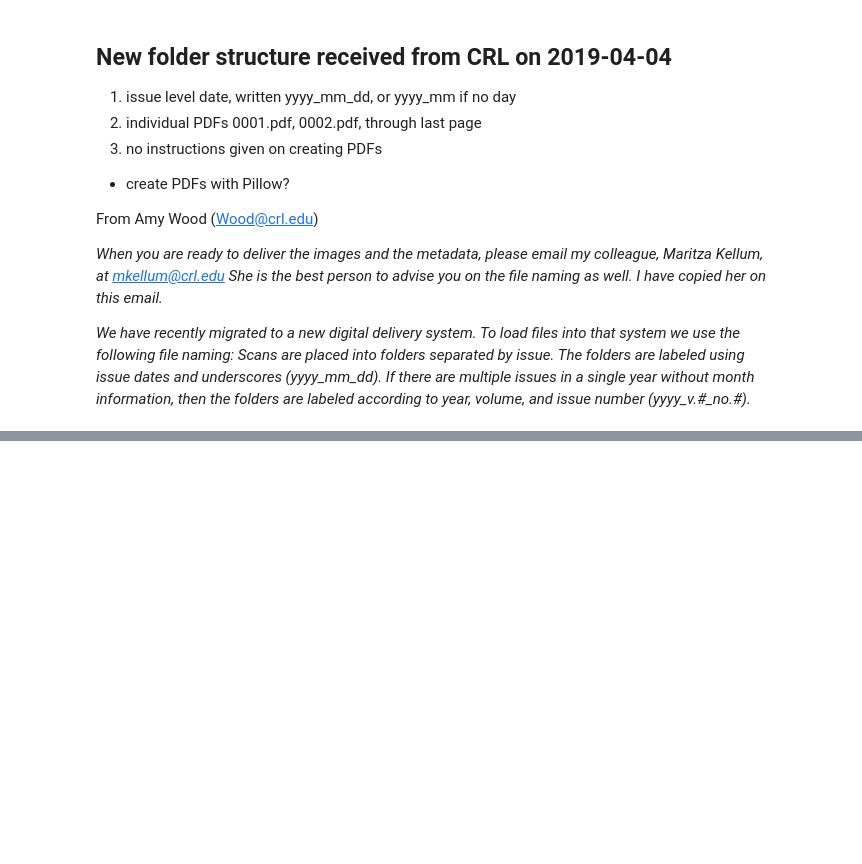
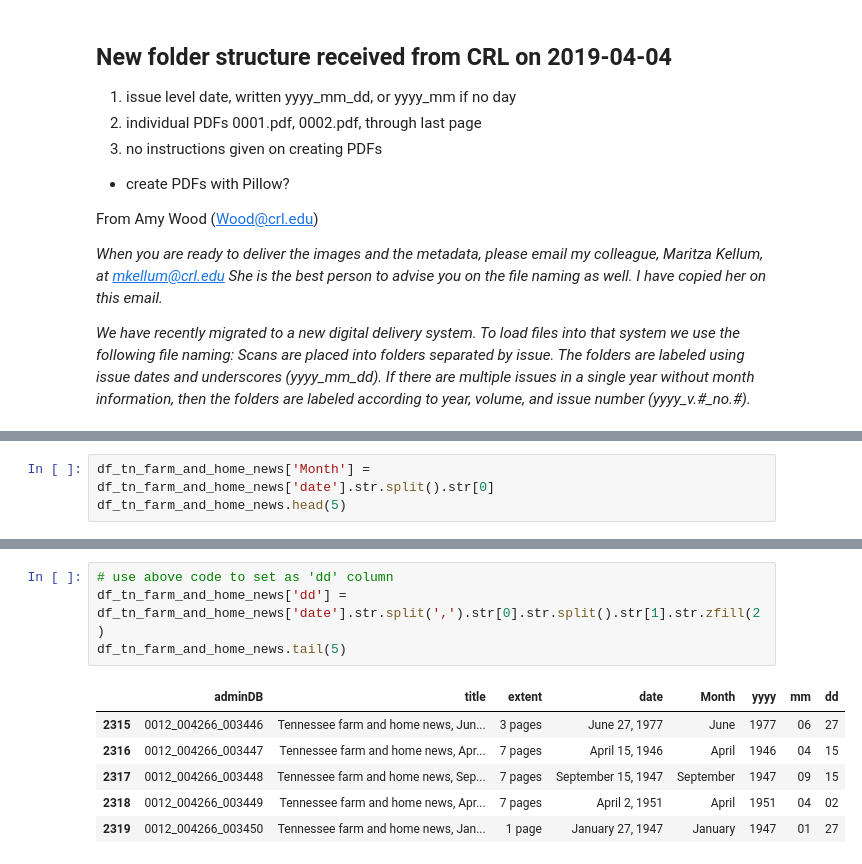
Before and after one commit to jeremydmoore/utk_ProjectCeres, a Jupyter notebook: Create folder structure for CRL PDF deliverables.ipynb, the cells around one changed output, grey strips where cells are left out. Saved outputs shown, nothing was run; the diff lists cells and outputs as text; blank space fills up the shorter version.

```diff
--- a/Create folder structure for CRL PDF deliverables.ipynb
+++ b/Create folder structure for CRL PDF deliverables.ipynb
@@ -276,0 +346,3 @@ df_tn_home_and_farm_science
+# %%
+df_tn_farm_and_home_news['Month'] = df_tn_farm_and_home_news['date'].str.split().str[0]
+df_tn_farm_and_home_news.head(5)
@@ -276,0 +422,11 @@ df_tn_home_and_farm_science
+# %%
+# use above code to set as 'dd' column
+df_tn_farm_and_home_news['dd'] = df_tn_farm_and_home_news['date'].str.split(',').str[0].str.split().str[1].str.zfill(2)
+df_tn_farm_and_home_news.tail(5)
+# %% [output]
+|  | adminDB | title | extent | date | Month | yyyy | mm | dd |
+| 2315 | 0012_004266_003446 | Tennessee farm and home news, Jun... | 3 pages | June 27, 1977 | June | 1977 | 06 | 27 |
+| 2316 | 0012_004266_003447 | Tennessee farm and home news, Apr... | 7 pages | April 15, 1946 | April | 1946 | 04 | 15 |
+| 2317 | 0012_004266_003448 | Tennessee farm and home news, Sep... | 7 pages | September 15, 1947 | September | 1947 | 09 | 15 |
+| 2318 | 0012_004266_003449 | Tennessee farm and home news, Apr... | 7 pages | April 2, 1951 | April | 1951 | 04 | 02 |
+| 2319 | 0012_004266_003450 | Tennessee farm and home news, Jan... | 1 page | January 27, 1947 | January | 1947 | 01 | 27 |
```
Also changed, not shown: parts of 85 cells of this notebook.
